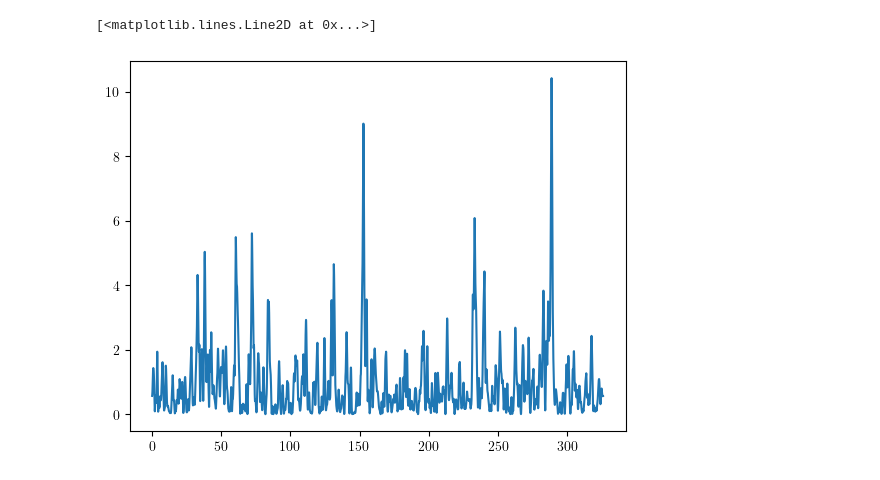
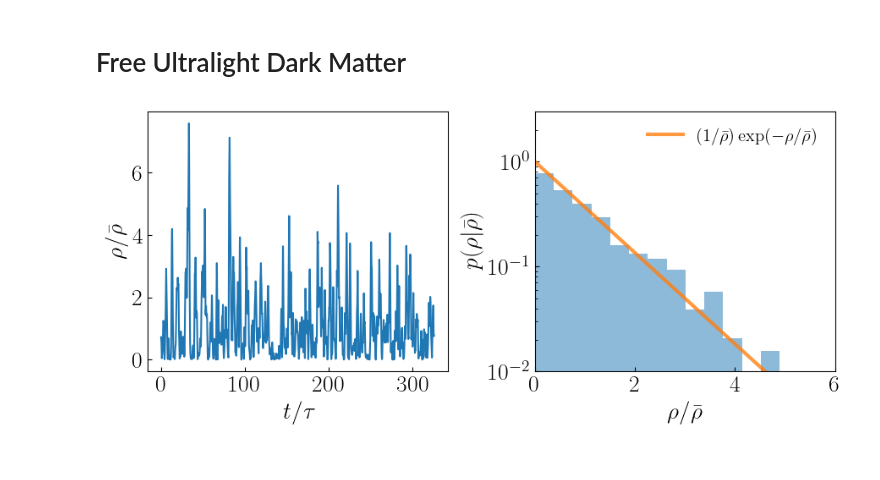
Before and after one commit to hjkim0620/ULDM_HarmonicOscillator, a Jupyter notebook: ULDM_HarmonicOscillator.ipynb, the cells around one changed output. Cells and saved outputs as stored; diff of their text form; code cells hidden in the pictures.

```diff
--- a/ULDM_HarmonicOscillator.ipynb
+++ b/ULDM_HarmonicOscillator.ipynb
@@ -19,16 +19,43 @@ from matplotlib.animation import FuncAnimation
 from matplotlib.animation import PillowWriter
 from matplotlib.animation import FFMpegWriter
 
-from ULDM_Simulator import ULDM_Simulator
+from ULDM_Simulator import *
 
 plt.rcParams['text.usetex'] = True
+plt.style.use('./myplot.mplstyle')
+# %% [markdown]
+# Free Ultralight Dark Matter
 # %%
 sim = ULDM_Simulator(L=32, kJ=1e-3)
 sim.solve()
 # %%
-#### LARGEDENSITY FLUCTUATION SEEMS TO HAPPEN TOO OFTEN ####
-#### FIX THIS ####
-plt.plot(sim.time, sim.rho)
+fig, ax = plt.subplots(ncols=2, figsize=(9,4))
+
+ax[0].plot(sim.time, sim.rho)
+ax[0].set_xlabel(r'$t/\tau$');
+ax[0].set_ylabel(r'$\rho/\bar\rho$');
+
+
+ax[1].hist(sim.rho[::4],
+           density=True,
+           bins=20,
+           alpha=0.5)
+
+rho_arr = np.arange(0,10,0.1)
+ax[1].plot(rho_arr, np.exp(-rho_arr),
+           linewidth=3,
+           alpha=0.8,
+           label=r'$(1/\bar\rho)\exp(-\rho/\bar\rho)$')
+
+ax[1].set_xlim(0, 6)
+ax[1].set_ylim(1e-2, 3)
+ax[1].set_yscale('log')
+
+ax[1].set_xlabel(r'$\rho/\bar\rho$');
+ax[1].set_ylabel(r'$p(\rho |\bar\rho)$');
+ax[1].legend()
+
+fig.tight_layout()
+fig.savefig('./figs/ULDM_density_fluctution.pdf')
 # %% [output]
-[<matplotlib.lines.Line2D at 0x...>]
-[figure, old version]
+[figure, new version]
```
Also changed, not shown: parts of 20 cells of this notebook, 8 other files.
